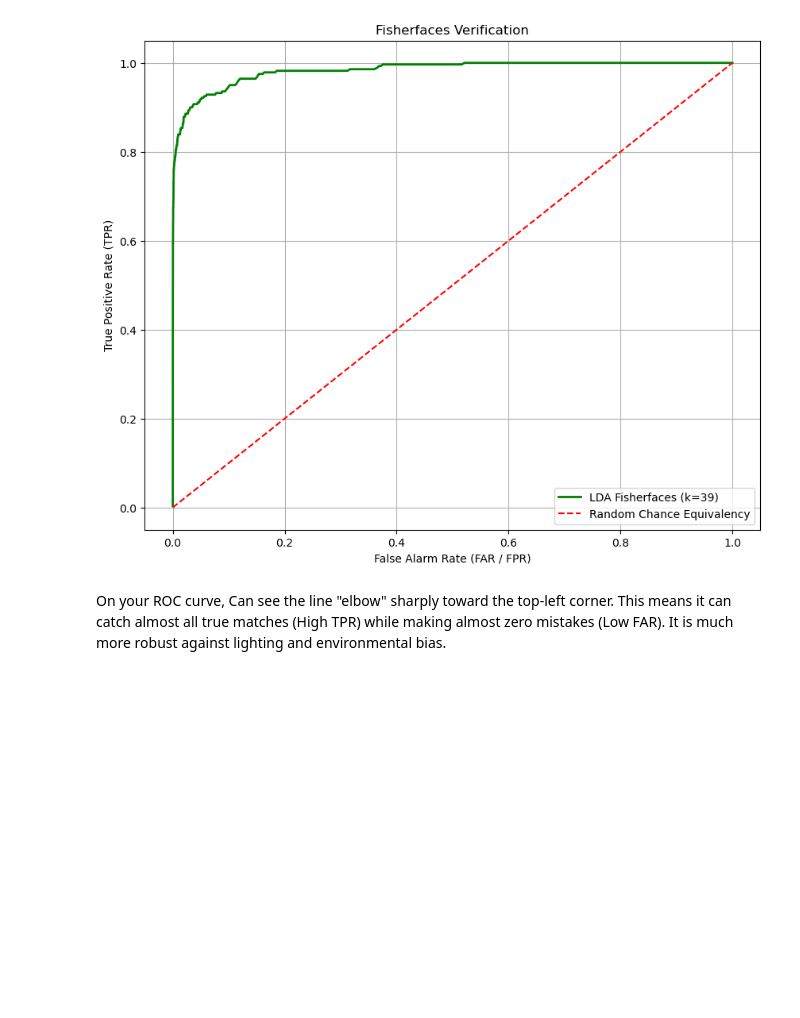
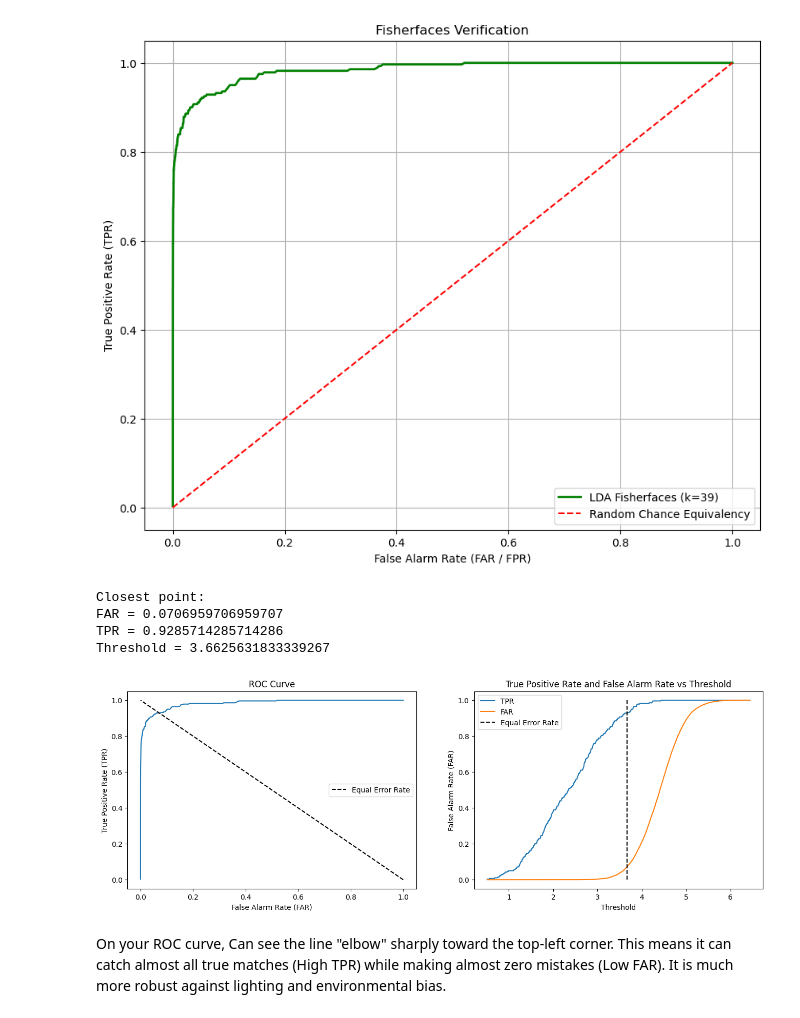
Before and after one commit to PavarisAsawa/PatternRecognition-Dimensionality_Reduction, a Jupyter notebook: Part3_lda.ipynb, the cells around one changed output. Cells and saved outputs as stored; diff of their text form; code cells hidden in the pictures; blank space fills up the shorter version.

```diff
--- a/Part3_lda.ipynb
+++ b/Part3_lda.ipynb
@@ -351,5 +403,45 @@ plt.grid(True)
 plt.show()
 # %% [output]
 [figure]
+# %%
+num_thresholds = 1000
+# thresholds = np.linspace(0, 15, num_thresholds)
+
+thresholds = np.linspace(np.min(A_fisher), np.max(A_fisher), 1000)
+
+# for i, t in enumerate(thresholds):
+#     far_fisher, tpr_fisher = get_roc_metrics(A_fisher)
+
+plt.figure(figsize=(16, 5))
+plt.subplot(1, 2, 1)
+plt.plot(far_fisher, tpr_fisher)
+plt.plot([1, 0], [0, 1], 'k--', label='Equal Error Rate')
+plt.title('ROC Curve')
+plt.xlabel('False Alarm Rate (FAR)')
+plt.ylabel('True Positive Rate (TPR)')
+plt.legend()
+
+dist_to_line = np.abs(np.array(tpr_fisher) - (1 - np.array(far_fisher))) / np.sqrt(2)
+idx = np.argmin(dist_to_line)
+
+plt.subplot(1, 2, 2)
+plt.plot(thresholds, tpr_fisher, label='TPR')
+plt.plot(thresholds, far_fisher, label='FAR')
+plt.plot([thresholds[idx], thresholds[idx]], [0, 1], 'k--', label='Equal Error Rate')
+plt.title('True Positive Rate and False Alarm Rate vs Threshold')
+plt.xlabel('Threshold')
+plt.ylabel('False Alarm Rate (FAR)')
+plt.legend()
+
+print("Closest point:")
+print("FAR =", far_fisher[idx])
+print("TPR =", tpr_fisher[idx])
+print("Threshold =", thresholds[idx])
+# %% [output]
+Closest point:
+FAR = 0.0706959706959707
+TPR = 0.9285714285714286
+Threshold = 3.6625631833339267
+[figure, added]
 # %% [markdown]
 On your ROC curve, Can see the line "elbow" sharply toward the top-left corner. This means it can catch almost all true matches (High TPR) while making almost zero mistakes (Low FAR). It is much more robust against lighting and environmental bias.
```
Also changed, not shown: parts of 3 cells of this notebook.
